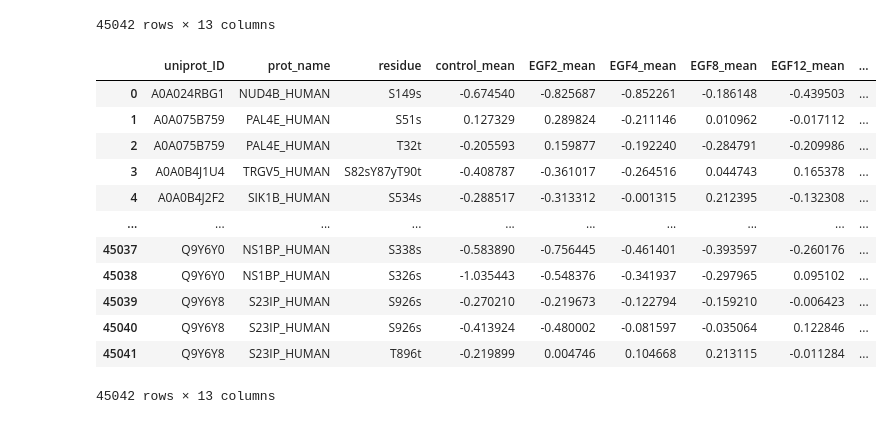
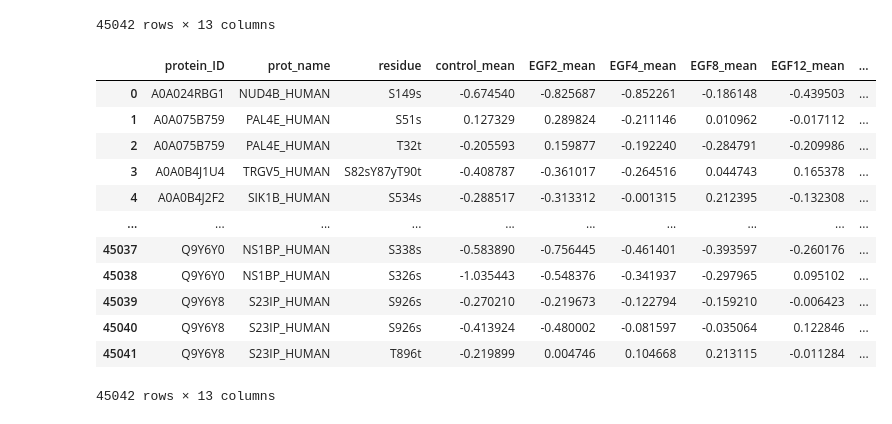
Before and after one commit to IgnacioNavas/TMT_Data_analysis, a Jupyter notebook: Data_filtration_and_processing.ipynb, the cells around one changed output. Saved outputs shown, nothing was run; the diff lists cells and outputs as text; code cells hidden in the pictures.

```diff
--- a/Data_filtration_and_processing.ipynb
+++ b/Data_filtration_and_processing.ipynb
@@ -373,7 +375,7 @@ Stimulation with EGF. time points at 0, 2, 4, 8, and 12
 
 I asume that this data is already del log transformation. I am going to take the data, calculate the average of ht replicates in the time points and then calculate the fold change respect the control.
 # %%
-p146_raw = pd.read_excel("External_Data/phospho_proteomics_data_P146/MCF10A_EGF_timecourse_data_20211112.xlsx", sheet_name="MCF10A_phospho")
+p146_raw = pd.read_excel("External_Data/P146_Feng_Song_phospho_proteomics_data/Data/MCF10A_EGF_timecourse_data_20211112.xlsx", sheet_name="MCF10A_phospho")
 p146_raw
 # %% [output]
 |  | Peptide | Site | UniProt | Protein | Residue | avgRII | AScore | MCF10A_Control_R1_01 | ... |
@@ -407,32 +409,32 @@ p146_simplified
 | 45041 | Q9Y6Y8 | S23IP_HUMAN | T896t | -0.211960 | -0.227837 | 0.013472 | ... |
 45042 rows × 13 columns
 # %%
-columns = ["uniprot_ID", "prot_name", "residue",
+columns = ["protein_ID", "prot_name", "residue",
            "control_mean", "EGF2_mean", "EGF4_mean", "EGF8_mean", "EGF12_mean",
            "control_std", "EGF2_std", "EGF4_std", "EGF8_std", "EGF12_std"]
 df = pd.DataFrame(columns=columns)
 
 for row in p146_simplified.itertuples():
     row_list= []
     row_list.append(row[1])
     row_list.append(row[2])
     row_list.append(row[3])
     row_list.append(np.mean(row[4:6]))
     row_list.append(np.mean(row[6:8]))
     row_list.append(np.mean(row[8:10]))
     row_list.append(np.mean(row[10:12]))
     row_list.append(np.mean(row[12:]))
     row_list.append(np.std(row[4:6]))
     row_list.append(np.std(row[6:8]))
     row_list.append(np.std(row[8:10]))
     row_list.append(np.std(row[10:12]))
     row_list.append(np.std(row[12:]))
 
     df.loc[len(df)] = row_list
-df.to_excel("External_Data/phospho_proteomics_data_P146/timecourse_mean_data.xlsx", index=False)
+df.to_excel("External_Data/P146_Feng_Song_phospho_proteomics_data/Data/timecourse_mean_data.xlsx", index=False)
 df
 # %% [output]
-|  | uniprot_ID | prot_name | residue | control_mean | EGF2_mean | EGF4_mean | EGF8_mean | EGF12_mean | ... |
+|  | protein_ID | prot_name | residue | control_mean | EGF2_mean | EGF4_mean | EGF8_mean | EGF12_mean | ... |
 | 0 | A0A024RBG1 | NUD4B_HUMAN | S149s | -0.674540 | -0.825687 | -0.852261 | -0.186148 | -0.439503 | ... |
 | 1 | A0A075B759 | PAL4E_HUMAN | S51s | 0.127329 | 0.289824 | -0.211146 | 0.010962 | -0.017112 | ... |
 | 2 | A0A075B759 | PAL4E_HUMAN | T32t | -0.205593 | 0.159877 | -0.192240 | -0.284791 | -0.209986 | ... |
```
Also changed, not shown: parts of 3 cells of this notebook, 2 other files.
